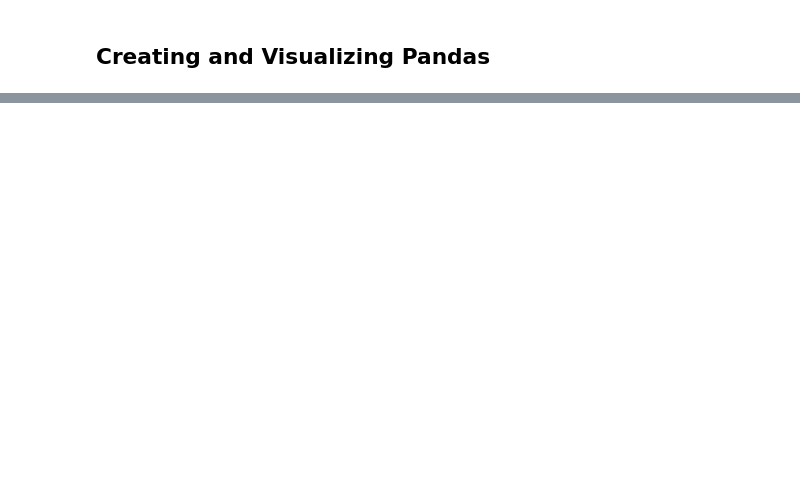
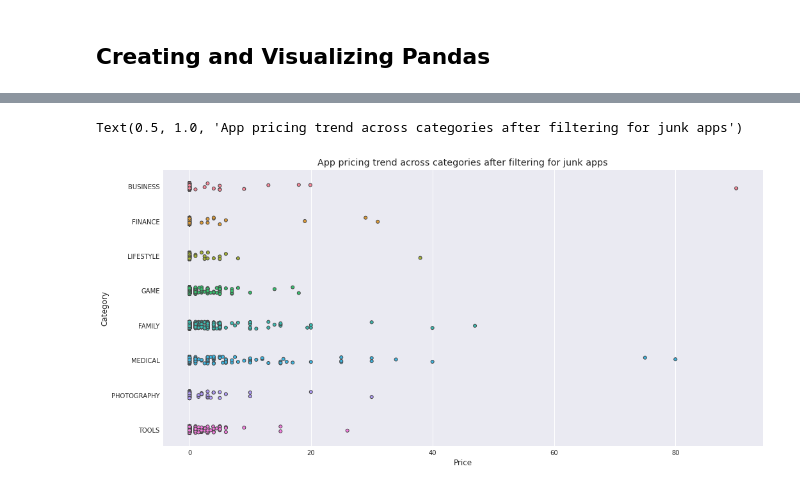
Before and after one commit to sahinozan/Data-Science-Notes, a Jupyter notebook: DeepDive.ipynb, the cells around one changed output, grey strips where cells are left out. Cells and saved outputs as stored; diff of their text form; code cells hidden in the pictures; blank space fills up the shorter version.

```diff
--- a/DeepDive.ipynb
+++ b/DeepDive.ipynb
@@ -1124,0 +1849,11 @@ test_data.head()
+# %%
+import numpy as np
+
+# Convert Installs to float data type
+apps["Installs"] = apps["Installs"].astype("float64")
+
+# Convert Price to float data type
+apps["Price"] = apps["Price"].astype("float64")
+
+# Checking dtypes of the apps dataframe
+print(apps.info())
@@ -1124,0 +1979,13 @@ test_data.head()
+# %%
+# Select apps priced below $100
+apps_under_100 = popular_app_cats[popular_app_cats["Price"] < 100]
+
+fig, ax = plt.subplots()
+fig.set_size_inches(15, 8)
+
+# Examine price vs category with the authentic apps (apps_under_100)
+ax = sns.stripplot(x = apps_under_100.Price, y = apps_under_100.Category, data = apps_under_100, jitter = True, linewidth = 1)
+ax.set_title('App pricing trend across categories after filtering for junk apps')
+# %% [output]
+Text(0.5, 1.0, 'App pricing trend across categories after filtering for junk apps')
+[figure, added]
```
Also changed, not shown: parts of 109 cells of this notebook.
